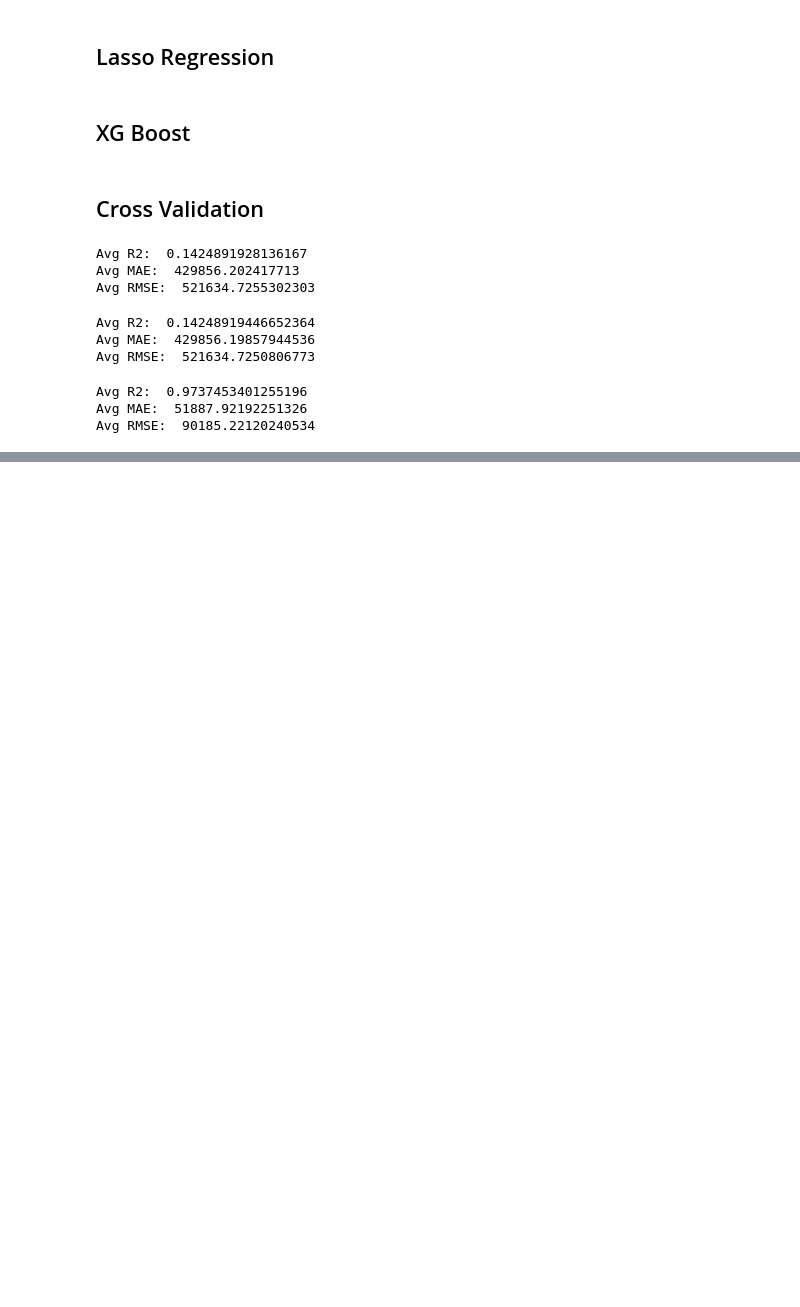
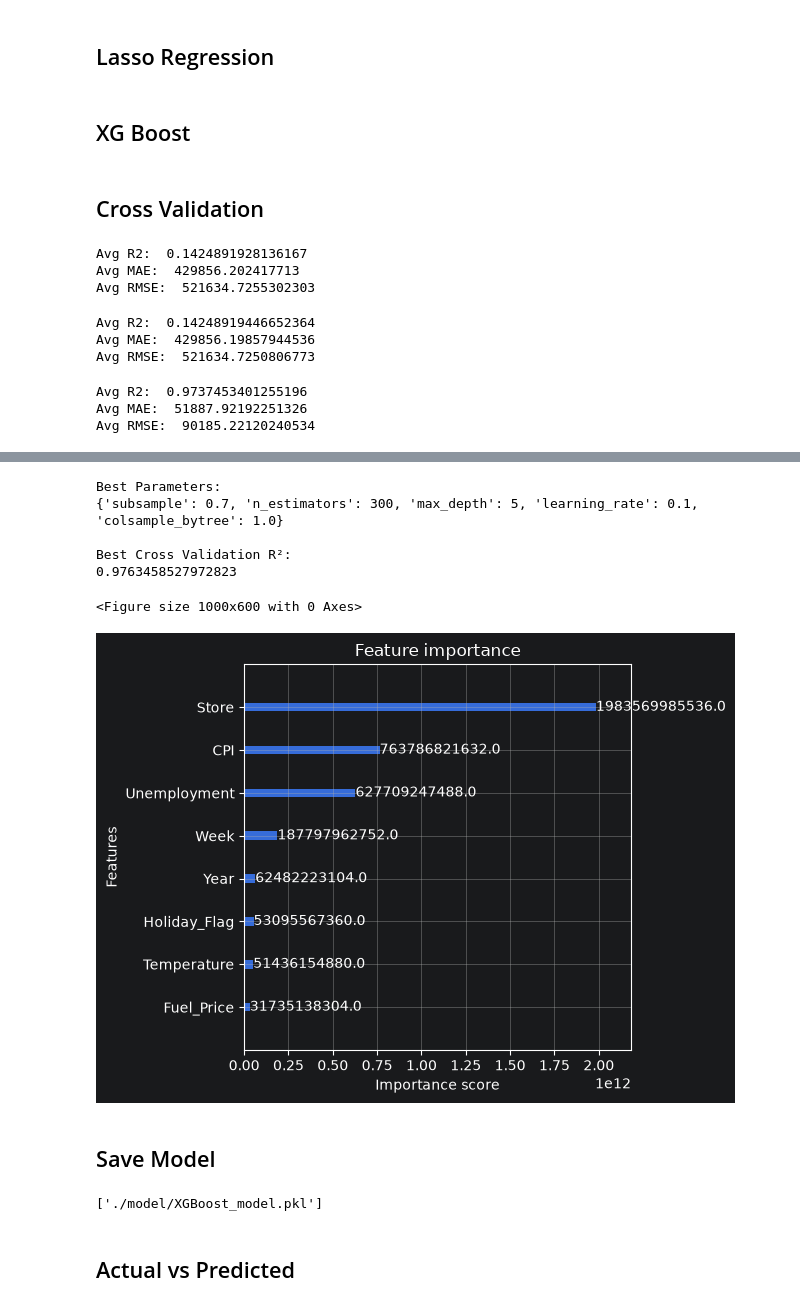
Before and after one commit to Pranav-1719/Data-Science-Machine-Learning, a Jupyter notebook: Wallmart_Sales/walmart_sales_prediction.ipynb, the cells around one changed output, grey strips where cells are left out. Cells and saved outputs as stored; diff of their text form; code cells hidden in the pictures; blank space fills up the shorter version.

Commit message:
Feat: Performed Hyperparameter Tuning using RandomizedSearchCV & selected and trained best model

```diff
--- a/Wallmart_Sales/walmart_sales_prediction.ipynb
+++ b/Wallmart_Sales/walmart_sales_prediction.ipynb
@@ -334,2 +331,0 @@ Avg RMSE:  90185.22120240534
-# %%
-xg.fit(x_train,y_train)
@@ -394,0 +334,21 @@ R² : 0.978323258336851
+# %%
+params={
+    "n_estimators":[100,200,300,400,500],
+    "max_depth":[3,5,7,9],
+    "learning_rate":[0.01,0.02,0.05,0.1,0.2],
+    "subsample":[0.7,0.8,1.0],
+    "colsample_bytree":[0.7,0.8,1.0]
+}
+
+random_search = RandomizedSearchCV(
+    estimator = xg,
+    param_distributions= params,
+    n_iter= 20,
+    scoring= 'r2',
+    cv = 5,
+    random_state=42,
+    n_jobs=-1,
+    verbose=2
+)
+
+random_search.fit(x_train, y_train)
@@ -394,0 +374,14 @@ R² : 0.978323258336851
+# %%
+best_model = random_search.best_estimator_
+
+print("Best Parameters: ")
+print(random_search.best_params_)
+
+print("\nBest Cross Validation R²: ")
+print(random_search.best_score_)
+# %% [output]
+Best Parameters:
+{'subsample': 0.7, 'n_estimators': 300, 'max_depth': 5, 'learning_rate': 0.1, 'colsample_bytree': 1.0}
+
+Best Cross Validation R²:
+0.9763458527972823
@@ -394,0 +390,11 @@ R² : 0.978323258336851
+# %%
+plt.figure(figsize=(10,6))
+
+plot_importance( best_model,importance_type="gain")
+
+plt.tight_layout()
+plt.savefig( "images/Feature_Importance.png", dpi=300, bbox_inches="tight")
+plt.show()
+# %% [output]
+<Figure size 1000x600 with 0 Axes>
+[figure, added]
@@ -394,0 +403,8 @@ R² : 0.978323258336851
+# %% [markdown]
+## Save Model
+# %%
+joblib.dump(best_model,"./model/XGBoost_model.pkl")
+# %% [output]
+['./model/XGBoost_model.pkl']
+# %% [markdown]
+## Actual vs Predicted
```
Also changed, not shown: parts of 24 cells of this notebook.
